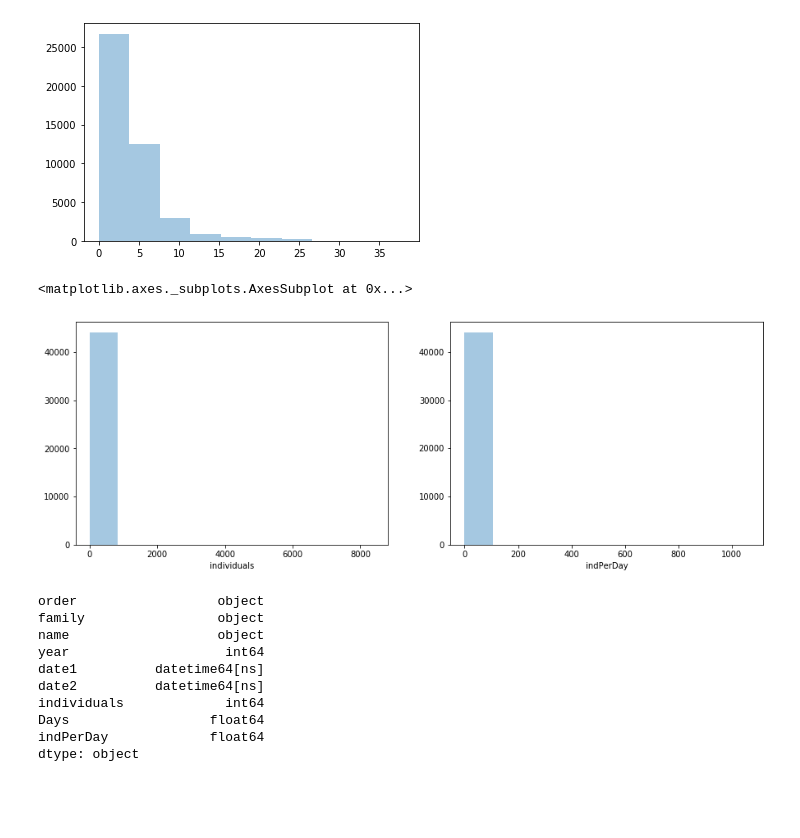
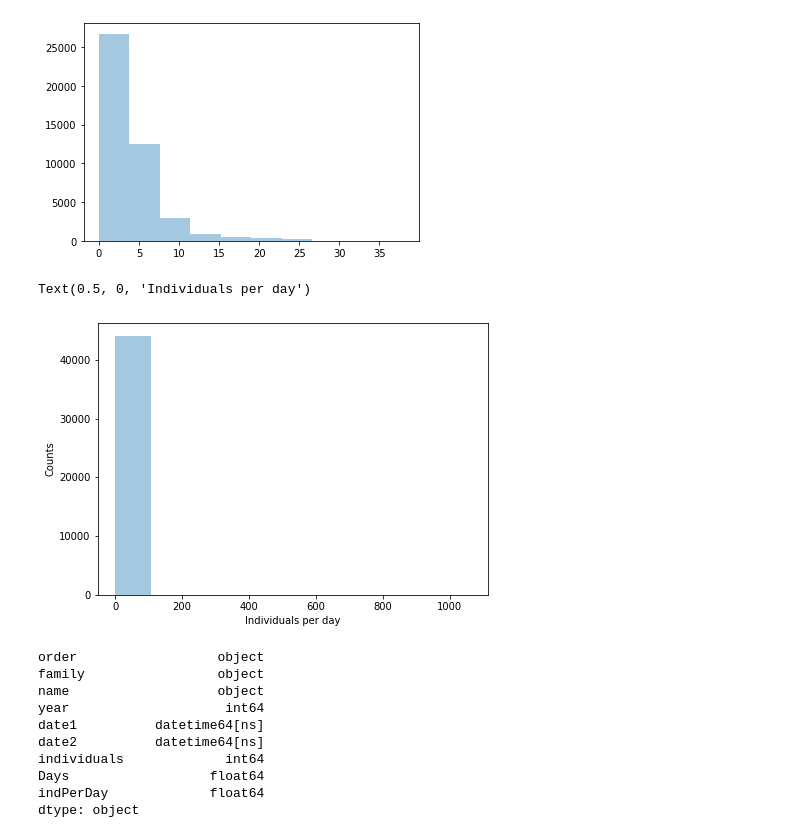
Before and after one commit to ptizei/MiscAnalyses, a Jupyter notebook: InsectTrap-DateNorm.ipynb, the cells around one changed output. Drawn from its saved outputs; the diff is of its cells as text; code cells hidden in the pictures; blank space fills up the shorter version.

```diff
--- a/InsectTrap-DateNorm.ipynb
+++ b/InsectTrap-DateNorm.ipynb
@@ -67,17 +67,14 @@ sns.distplot(df_InsectTrap.Days, kde = False, bins = 10)
 <matplotlib.axes._subplots.AxesSubplot at 0x...>
 [figure]
 # %%
-plt.figure(figsize = [15,5])
-plt.subplot(121)
+plt.figure(figsize = [7,5])
 
-sns.distplot(df_InsectTrap.individuals, kde = False, bins = 10)
-
-plt.subplot(122)
-
+plt.ylabel('Counts')
 sns.distplot(df_InsectTrap.indPerDay, kde = False, bins = 10)
+plt.xlabel('Individuals per day')
 # %% [output]
-<matplotlib.axes._subplots.AxesSubplot at 0x...>
+Text(0.5, 0, 'Individuals per day')
-[figure, old version]
+[figure, new version]
 # %%
 df_InsectTrap.dtypes
 # %% [output]
```
Also changed, not shown: parts of 5 cells of this notebook, 1 other file.
